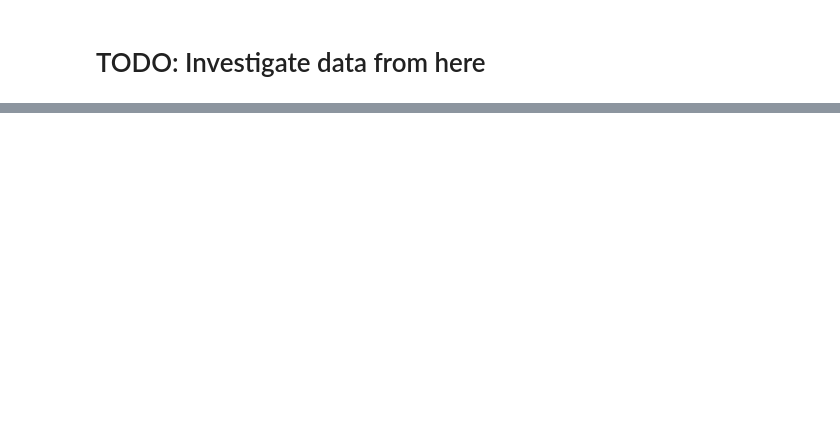
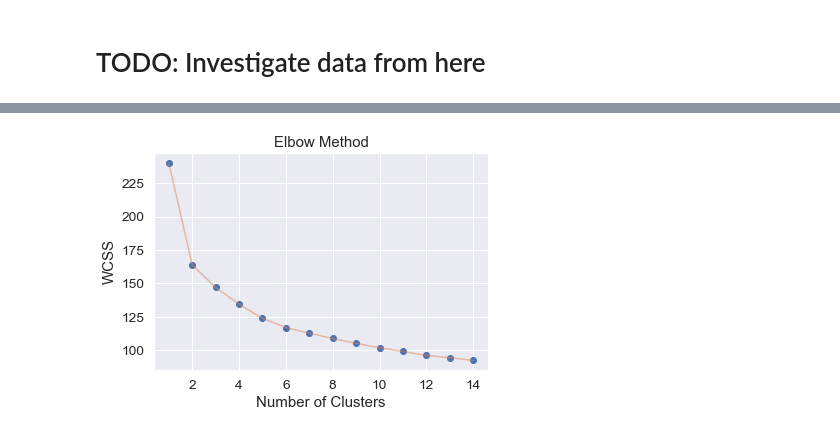
Before and after one commit to IGEN330-Overlap/algo, a Jupyter notebook: PlaylistAnalysis.ipynb, the cells around one changed output, grey strips where cells are left out. Cells and saved outputs as stored; diff of their text form; code cells hidden in the pictures; blank space fills up the shorter version.

Commit message:
Continued Cluster Analysis
TODO: more detailed analysis and delve further into our dataset to try figure a more useful way in developing a model

```diff
--- a/PlaylistAnalysis.ipynb
+++ b/PlaylistAnalysis.ipynb
@@ -131,0 +144,3 @@ plt.tight_layout()
+# %%
+cols = df_cluster.iloc[:, [3,4,5,6,7,8,9,10,11,12,13,14,15,16]].columns
+X.columns = cols
@@ -131,0 +167,7 @@ plt.tight_layout()
+# %%
+# data preprocessing
+from sklearn.preprocessing import MinMaxScaler
+scaler = MinMaxScaler()
+# %%
+scaled = pd.DataFrame(scaler.fit_transform(X))
+scaled.columns = cols
@@ -131,0 +183,17 @@ plt.tight_layout()
+# %%
+scaled= scaler.fit_transform(X)
+# %%
+wcss = []
+for i in range(1,15):
+  kmeans = KMeans(n_clusters = i, init = 'k-means++', max_iter = 300, n_init = 10, random_state = 0)
+  kmeans.fit(scaled)
+  wcss.append(kmeans.inertia_)
+plt.plot(range(1,15), wcss, 'o')
+plt.plot(range(1 , 15) , wcss , '-' , alpha = 0.5)
+plt.title('Elbow Method')
+plt.xlabel('Number of Clusters')
+plt.ylabel('WCSS')
+plt.savefig('Elbow_Method.png')
+plt.show()
+# %% [output]
+[figure, added]
```
Also changed, not shown: parts of 18 cells of this notebook.
